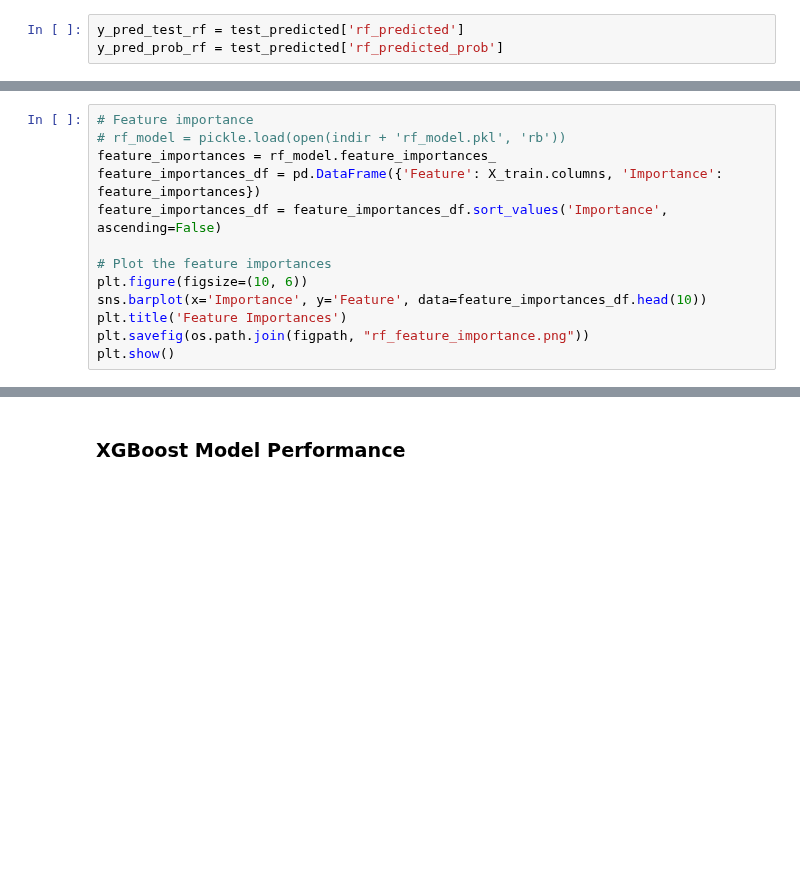
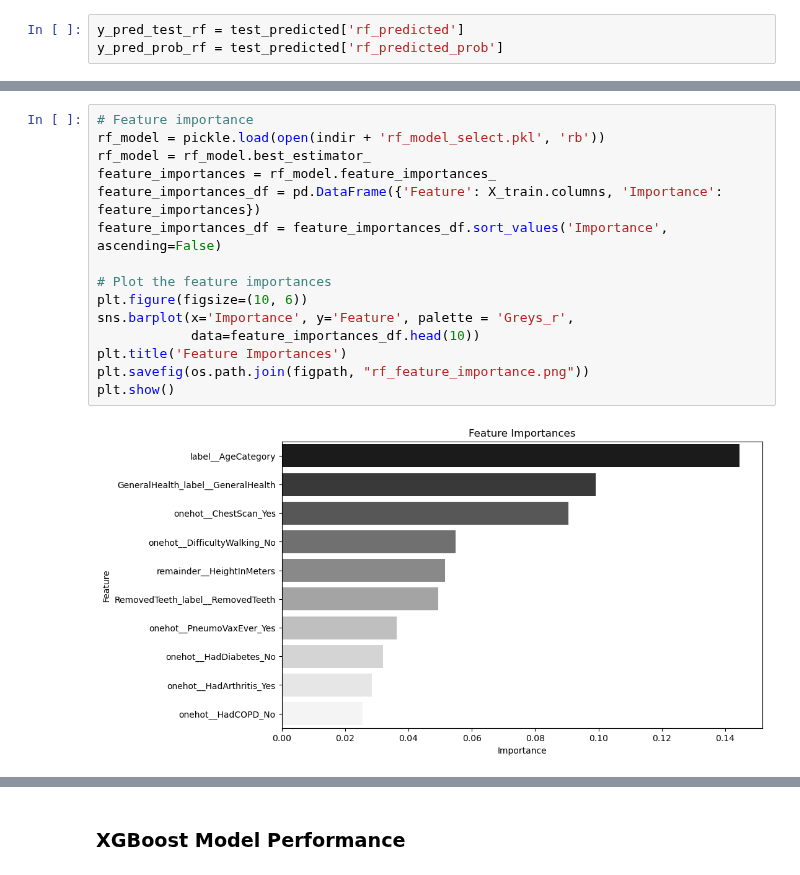
Before and after one commit to DecisionTreeBruining/212B-ML-Project, a Jupyter notebook: assignment_2/local_dev/final_analysis.ipynb, the cells around one changed output, grey strips where cells are left out. Drawn from its saved outputs; the diff is of its cells as text; blank space fills up the shorter version.

```diff
--- a/assignment_2/local_dev/final_analysis.ipynb
+++ b/assignment_2/local_dev/final_analysis.ipynb
@@ -298,16 +323,20 @@ plt.show()
 # %%
 # Feature importance
-# rf_model = pickle.load(open(indir + 'rf_model.pkl', 'rb'))
+rf_model = pickle.load(open(indir + 'rf_model_select.pkl', 'rb'))
+rf_model = rf_model.best_estimator_
 feature_importances = rf_model.feature_importances_
 feature_importances_df = pd.DataFrame({'Feature': X_train.columns, 'Importance': feature_importances})
 feature_importances_df = feature_importances_df.sort_values('Importance', ascending=False)
 
 # Plot the feature importances
 plt.figure(figsize=(10, 6))
-sns.barplot(x='Importance', y='Feature', data=feature_importances_df.head(10))
+sns.barplot(x='Importance', y='Feature', palette = 'Greys_r',
+            data=feature_importances_df.head(10))
 plt.title('Feature Importances')
 plt.savefig(os.path.join(figpath, "rf_feature_importance.png"))
 plt.show()
+# %% [output]
+[figure, added]
 # %%
 # RF Decision Tree
 tree_index = 0
```
Also changed, not shown: parts of 13 cells of this notebook, 6 other files.
